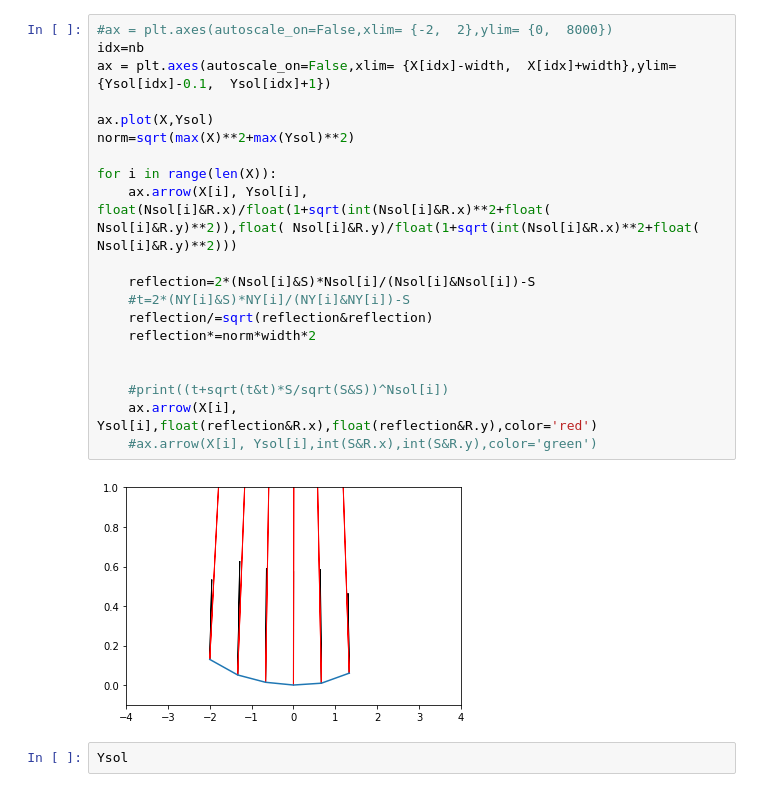
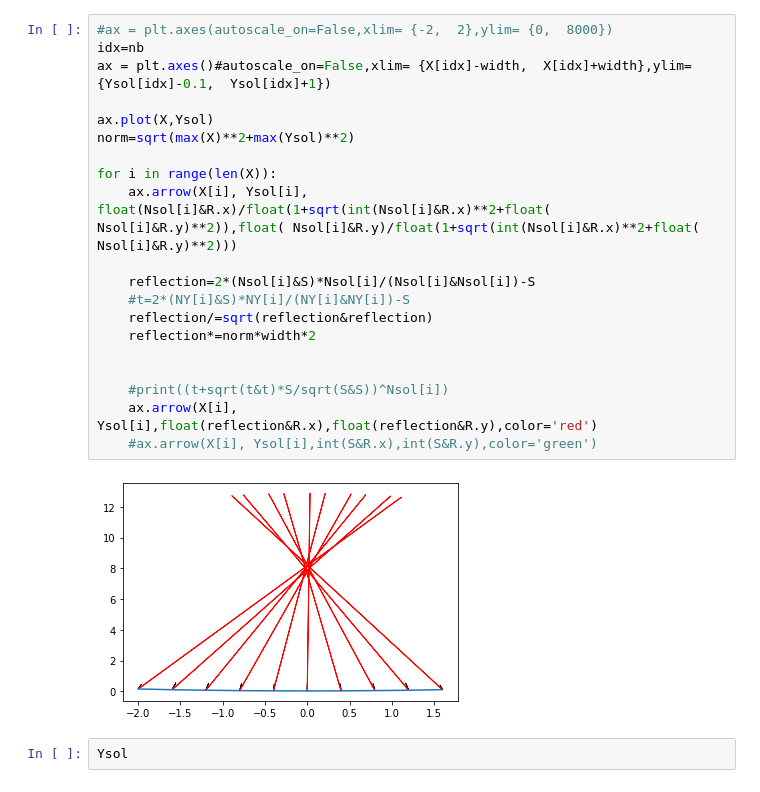
Before and after one commit to blidiaahmed/RayFocus, a Jupyter notebook: main-notebook.ipynb, the cells around one changed output. Saved outputs shown, nothing was run; the diff lists cells and outputs as text.

```diff
--- a/main-notebook.ipynb
+++ b/main-notebook.ipynb
@@ -16,25 +20,25 @@ rosen(Y)
 # %%
 #ax = plt.axes(autoscale_on=False,xlim= {-2,  2},ylim= {0,  8000})
 idx=nb
-ax = plt.axes(autoscale_on=False,xlim= {X[idx]-width,  X[idx]+width},ylim= {Ysol[idx]-0.1,  Ysol[idx]+1})
+ax = plt.axes()#autoscale_on=False,xlim= {X[idx]-width,  X[idx]+width},ylim= {Ysol[idx]-0.1,  Ysol[idx]+1})
 
 ax.plot(X,Ysol)
 norm=sqrt(max(X)**2+max(Ysol)**2)
 
 for i in range(len(X)):
     ax.arrow(X[i], Ysol[i], float(Nsol[i]&R.x)/float(1+sqrt(int(Nsol[i]&R.x)**2+float( Nsol[i]&R.y)**2)),float( Nsol[i]&R.y)/float(1+sqrt(int(Nsol[i]&R.x)**2+float( Nsol[i]&R.y)**2)))
 
     reflection=2*(Nsol[i]&S)*Nsol[i]/(Nsol[i]&Nsol[i])-S
     #t=2*(NY[i]&S)*NY[i]/(NY[i]&NY[i])-S
     reflection/=sqrt(reflection&reflection)
     reflection*=norm*width*2
 
 
     #print((t+sqrt(t&t)*S/sqrt(S&S))^Nsol[i])
     ax.arrow(X[i], Ysol[i],float(reflection&R.x),float(reflection&R.y),color='red')
     #ax.arrow(X[i], Ysol[i],int(S&R.x),int(S&R.y),color='green')
 # %% [output]
-[figure, old version]
+[figure, new version]
 # %%
 Ysol
 # %% [output]
```
Also changed, not shown: parts of 2 cells of this notebook, 3 other files.
